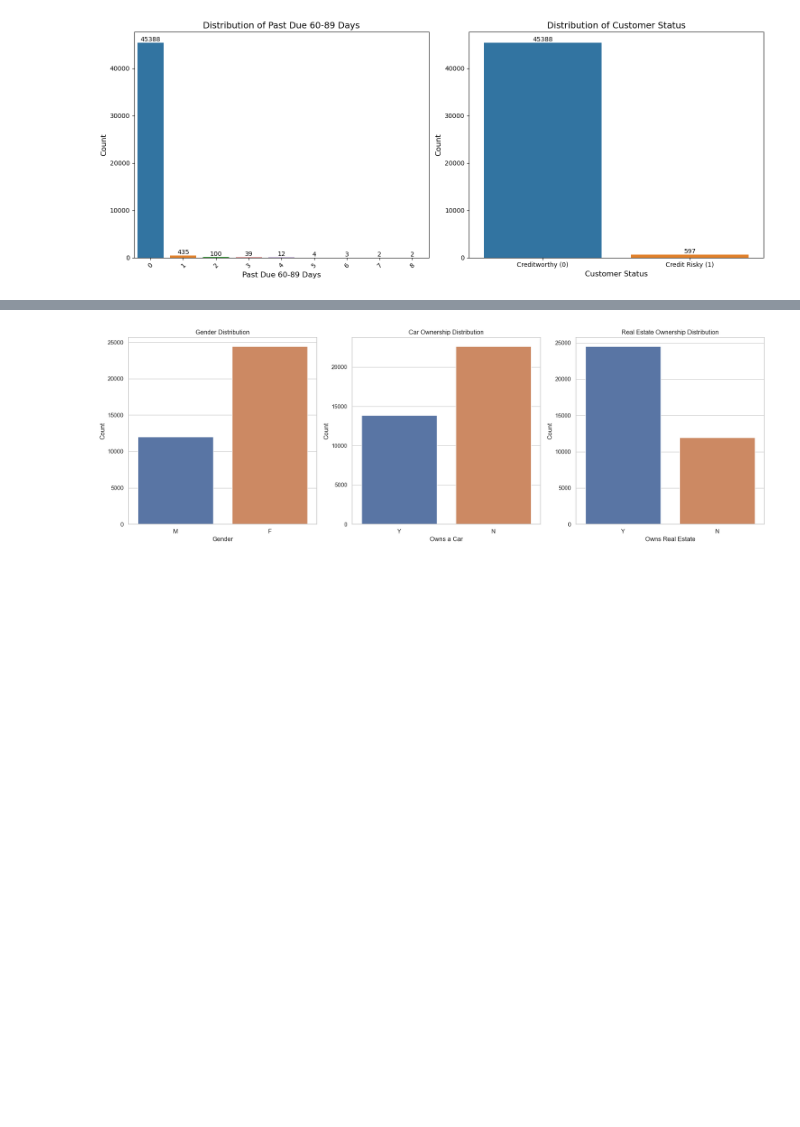
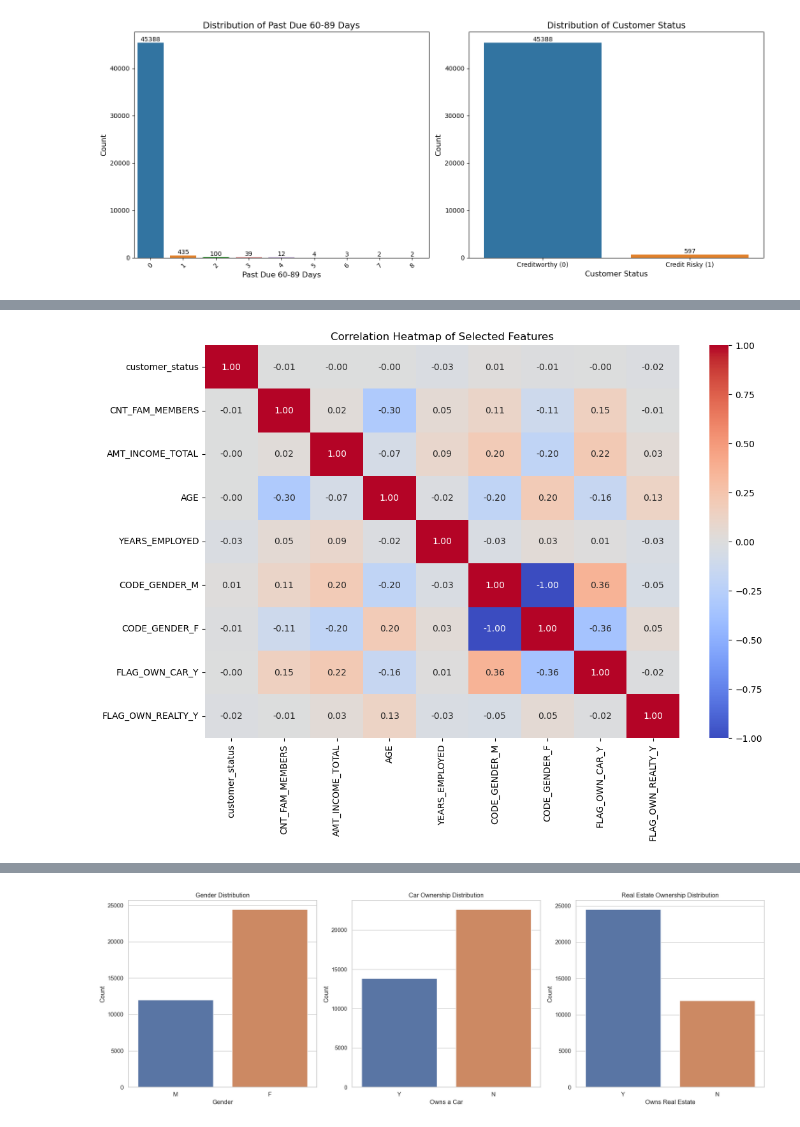
Before and after one commit to kobe-777/project-2, a Jupyter notebook: kobe/project-2.ipynb, the cells around one changed output, grey strips where cells are left out. Drawn from its saved outputs; the diff is of its cells as text; code cells hidden in the pictures; blank space fills up the shorter version.

```diff
--- a/kobe/project-2.ipynb
+++ b/kobe/project-2.ipynb
@@ -348,0 +361,22 @@ merged_df.head()
+# %%
+# One-hot encoding for the selected categorical variables
+merged_df_subset = pd.get_dummies(merged_df, columns=['CODE_GENDER', 'FLAG_OWN_CAR', 'FLAG_OWN_REALTY'])
+
+# Selecting a subset of key features for correlation analysis
+selected_features = ['customer_status', 'CNT_FAM_MEMBERS', 'AMT_INCOME_TOTAL',
+                     'AGE', 'YEARS_EMPLOYED',
+                     'CODE_GENDER_M', 'CODE_GENDER_F', 'FLAG_OWN_CAR_Y', 'FLAG_OWN_REALTY_Y']
+
+# Keeping only the selected features
+merged_df_subset = merged_df_subset[selected_features]
+
+# Calculating the correlation matrix for the subset
+corr_matrix_subset = merged_df_subset.corr()
+
+# Plotting the heatmap for the subset
+plt.figure(figsize=(12, 8))
+sns.heatmap(corr_matrix_subset, annot=True, fmt=".2f", cmap='coolwarm')
+plt.title('Correlation Heatmap of Selected Features')
+plt.show()
+# %% [output]
+[figure, added]
```
Also changed, not shown: parts of 51 cells of this notebook.
